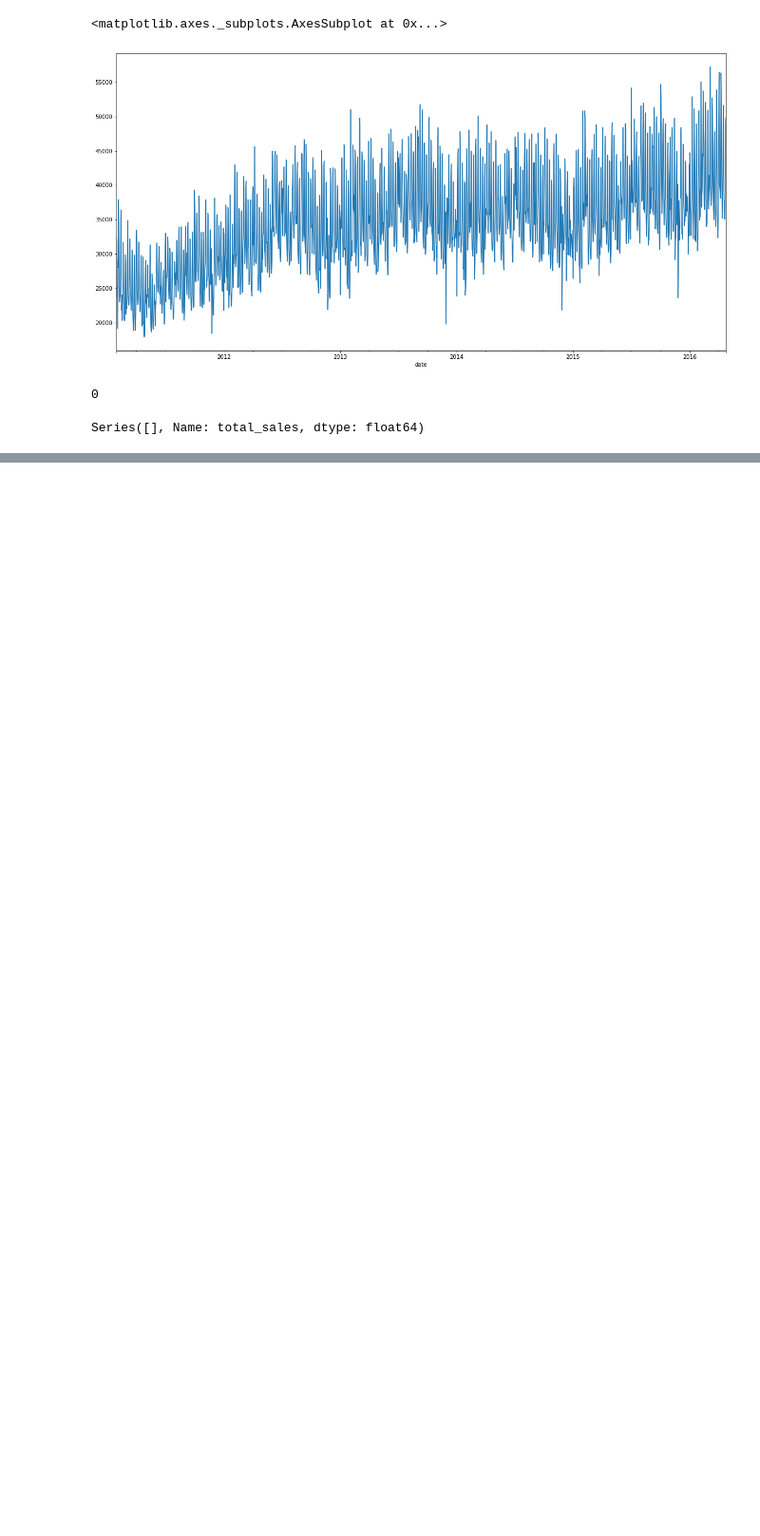
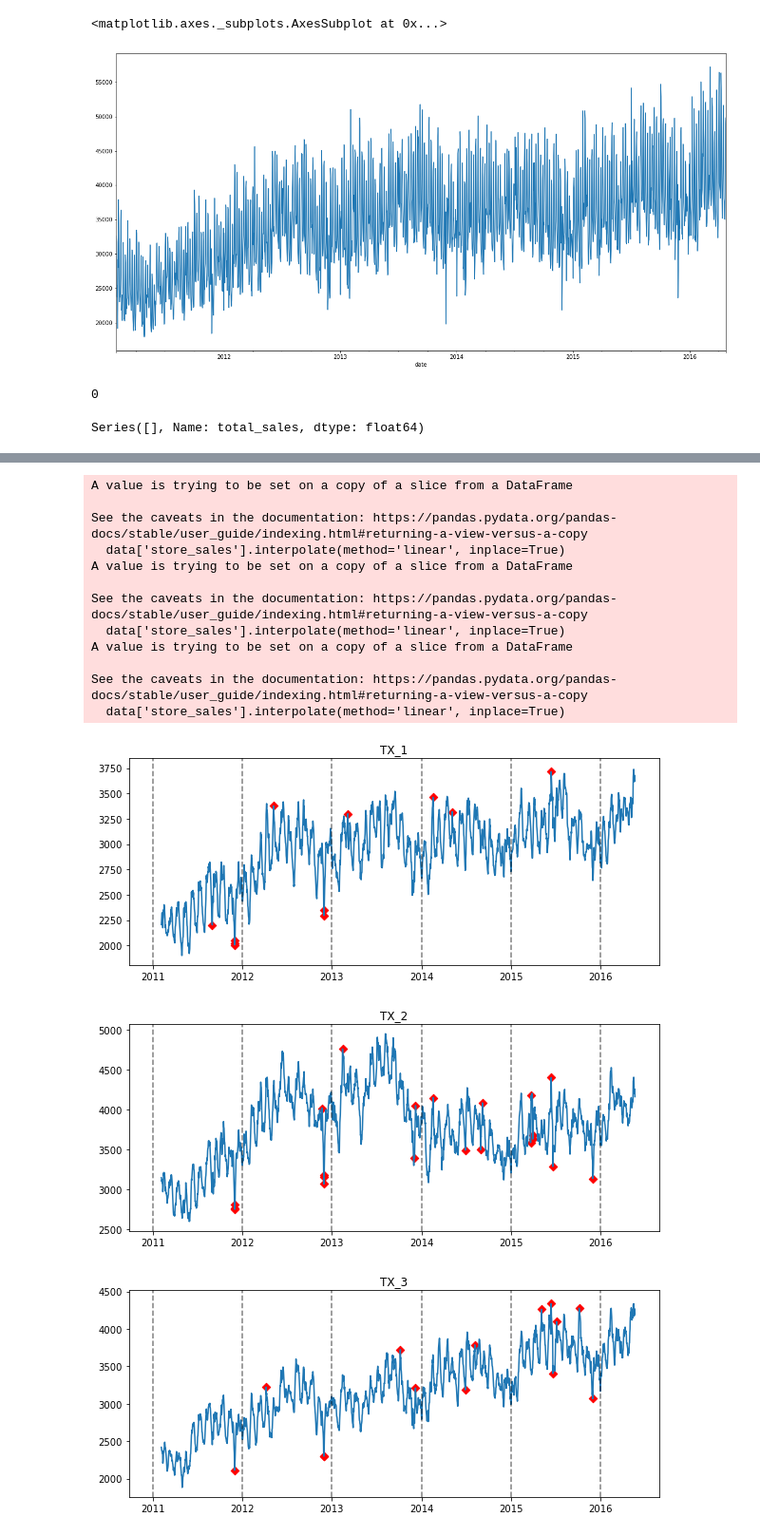
Before and after one commit to ngkhiem97/Walmart-Strategic-Sales-Forecasting, a Jupyter notebook: analysis/EDA-7.ipynb, the cells around one changed output, grey strips where cells are left out. Shown at 95% size. Cells and saved outputs as stored; diff of their text form; code cells hidden in the pictures; blank space fills up the shorter version.

```diff
--- a/analysis/EDA-7.ipynb
+++ b/analysis/EDA-7.ipynb
@@ -89,0 +214,27 @@ plt.scatter(anomalies.index, anomalies, color='r', marker='D')
+# %%
+tx1 = tx1.rename(columns={"Unnamed: 0": "date"})
+tx1["date"] = pd.to_datetime(tx1["date"])
+tx2 = tx2.rename(columns={"Unnamed: 0": "date"})
+tx2["date"] = pd.to_datetime(tx2["date"])
+tx3 = tx3.rename(columns={"Unnamed: 0": "date"})
+tx3["date"] = pd.to_datetime(tx3["date"])
+
+anomolies(tx1, "TX_1")
+anomolies(tx2, "TX_2")
+anomolies(tx3, "TX_3")
+# %% [output]
+A value is trying to be set on a copy of a slice from a DataFrame
+
+See the caveats in the documentation: https://pandas.pydata.org/pandas-docs/stable/user_guide/indexing.html#returning-a-view-versus-a-copy
+  data['store_sales'].interpolate(method='linear', inplace=True)
+A value is trying to be set on a copy of a slice from a DataFrame
+
+See the caveats in the documentation: https://pandas.pydata.org/pandas-docs/stable/user_guide/indexing.html#returning-a-view-versus-a-copy
+  data['store_sales'].interpolate(method='linear', inplace=True)
+A value is trying to be set on a copy of a slice from a DataFrame
+
+See the caveats in the documentation: https://pandas.pydata.org/pandas-docs/stable/user_guide/indexing.html#returning-a-view-versus-a-copy
+  data['store_sales'].interpolate(method='linear', inplace=True)
+[figure, added]
+[figure, added]
+[figure, added]
```
Also changed, not shown: parts of 8 cells of this notebook, 13 other files.
